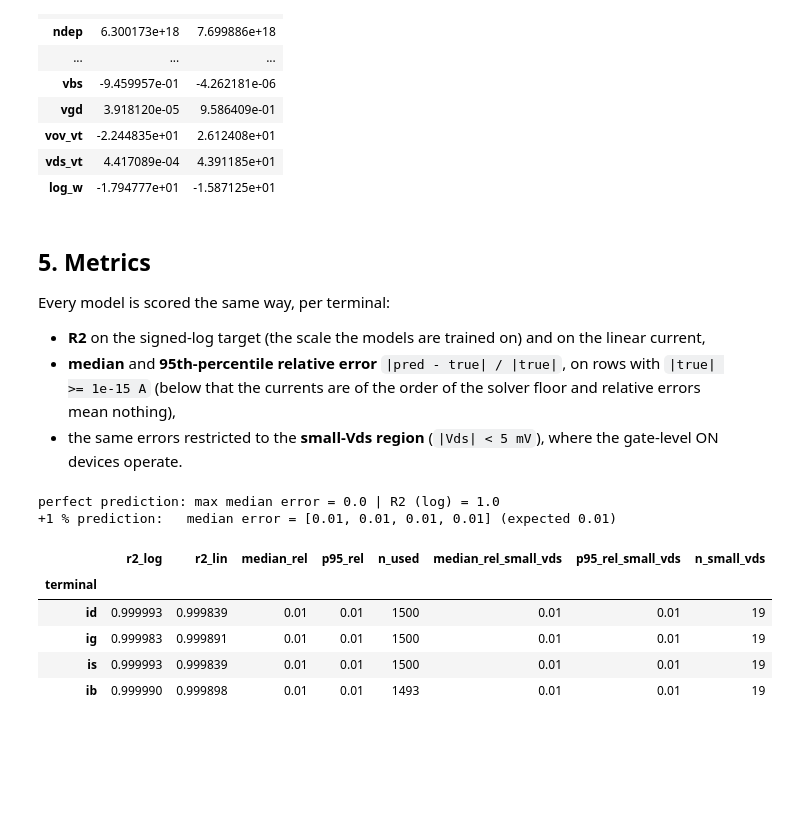
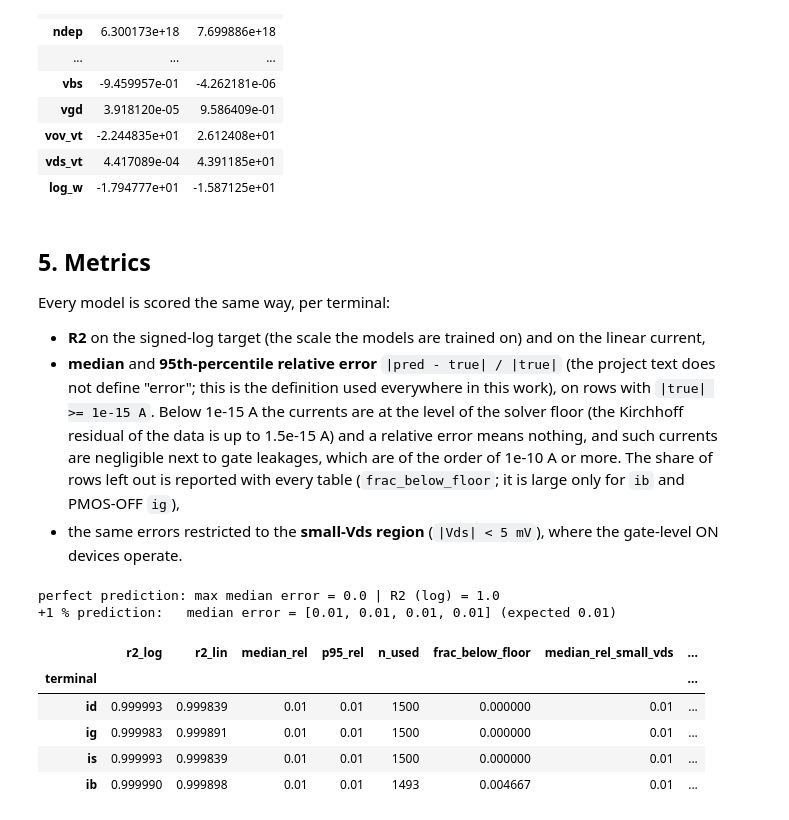
Before and after one commit to rtvk2/dvd-leakage-estimation, a Jupyter notebook: notebooks/03_train.ipynb, the cells around one changed output. Saved outputs shown, nothing was run; the diff lists cells and outputs as text; code cells hidden in the pictures; blank space fills up the shorter version.

```diff
--- a/notebooks/03_train.ipynb
+++ b/notebooks/03_train.ipynb
@@ -222,7 +222,7 @@ pd.DataFrame(rows)
 fig, ax = plt.subplots(2, 4, figsize=(16, 6.5), sharex=True)
 slopes = []
 for k, (c, dev) in enumerate(CASES.items()):
-    d = canon[c]
+    d = canon[c].iloc[splits[c][0]]                      # training rows only: nothing here may depend on validation or test rows
     vds = (d["vd"] - d["vs"]).abs().to_numpy()
     f = vds_factor(vds, d["temp"].to_numpy())
     raw, scaled = np.log10(np.abs(d["id"].to_numpy())), np.log10(np.abs(d["id"].to_numpy()) / f)
@@ -299,42 +299,42 @@ Vds >= 0 after canonicalisation (NMOS, PMOS): True True
 ## 5. Metrics
 Every model is scored the same way, per terminal:
 * **R2** on the signed-log target (the scale the models are trained on) and on the linear current,
-* **median** and **95th-percentile relative error** `|pred - true| / |true|`, on rows with `|true| >= 1e-15 A` (below that the currents are of the order of the solver floor and relative errors mean nothing),
+* **median** and **95th-percentile relative error** `|pred - true| / |true|` (the project text does not define "error"; this is the definition used everywhere in this work), on rows with `|true| >= 1e-15 A`. Below 1e-15 A the currents are at the level of the solver floor (the Kirchhoff residual of the data is up to 1.5e-15 A) and a relative error means nothing, and such currents are negligible next to gate leakages, which are of the order of 1e-10 A or more. The share of rows left out is reported with every table (`frac_below_floor`; it is large only for `ib` and PMOS-OFF `ig`),
 * the same errors restricted to the **small-Vds region** (`|Vds| < 5 mV`), where the gate-level ON devices operate.
 # %%
 def score(true, pred, vds):
     """Per-terminal metrics; true and pred are (n, 4) currents in the order id, ig, is, ib."""
     true, pred, vds = np.asarray(true), np.asarray(pred), np.asarray(vds)
     rows = []
     for k, t in enumerate(TERMS):
         yt, yp = np.arcsinh(true[:, k] / I0), np.arcsinh(pred[:, k] / I0)
         r2_log = 1 - ((yt - yp) ** 2).sum() / ((yt - yt.mean()) ** 2).sum()
         r2_lin = 1 - ((true[:, k] - pred[:, k]) ** 2).sum() / ((true[:, k] - true[:, k].mean()) ** 2).sum()
         m = np.abs(true[:, k]) >= REL_FLOOR
         rel = np.abs(pred[m, k] - true[m, k]) / np.abs(true[m, k])
         ms = m & (vds < SMALL_VDS)
         rel_s = np.abs(pred[ms, k] - true[ms, k]) / np.abs(true[ms, k])
-        rows.append(dict(terminal=t, r2_log=r2_log, r2_lin=r2_lin, median_rel=np.median(rel), p95_rel=np.percentile(rel, 95), n_used=int(m.sum()),
+        rows.append(dict(terminal=t, r2_log=r2_log, r2_lin=r2_lin, median_rel=np.median(rel), p95_rel=np.percentile(rel, 95), n_used=int(m.sum()), frac_below_floor=float(1 - m.mean()),
                          median_rel_small_vds=np.median(rel_s) if len(rel_s) else np.nan,
                          p95_rel_small_vds=np.percentile(rel_s, 95) if len(rel_s) else np.nan, n_small_vds=int(ms.sum())))
     return pd.DataFrame(rows).set_index("terminal")
 
 
 # the metrics must behave on known inputs: a perfect prediction scores 0 error, a +1 % prediction scores exactly 1 %
 va_idx = splits["nmos_on"][1]
 d = canon["nmos_on"].iloc[va_idx]
 true = d[TERMS].to_numpy()
 vds = (d["vd"] - d["vs"]).abs().to_numpy()
 perfect, off_by_1pct = score(true, true, vds), score(true, true * 1.01, vds)
 print("perfect prediction: max median error =", perfect["median_rel"].max(), "| R2 (log) =", perfect["r2_log"].min())
 print("+1 % prediction:   median error =", off_by_1pct["median_rel"].round(6).tolist(), "(expected 0.01)")
 off_by_1pct
 # %% [output]
 perfect prediction: max median error = 0.0 | R2 (log) = 1.0
 +1 % prediction:   median error = [0.01, 0.01, 0.01, 0.01] (expected 0.01)
-|  | r2_log | r2_lin | median_rel | p95_rel | n_used | median_rel_small_vds | p95_rel_small_vds | n_small_vds |
-| terminal |  |  |  |  |  |  |  |  |
-| id | 0.999993 | 0.999839 | 0.01 | 0.01 | 1500 | 0.01 | 0.01 | 19 |
-| ig | 0.999983 | 0.999891 | 0.01 | 0.01 | 1500 | 0.01 | 0.01 | 19 |
-| is | 0.999993 | 0.999839 | 0.01 | 0.01 | 1500 | 0.01 | 0.01 | 19 |
-| ib | 0.999990 | 0.999898 | 0.01 | 0.01 | 1493 | 0.01 | 0.01 | 19 |
+|  | r2_log | r2_lin | median_rel | p95_rel | n_used | frac_below_floor | median_rel_small_vds | ... |
+| terminal |  |  |  |  |  |  |  | ... |
+| id | 0.999993 | 0.999839 | 0.01 | 0.01 | 1500 | 0.000000 | 0.01 | ... |
+| ig | 0.999983 | 0.999891 | 0.01 | 0.01 | 1500 | 0.000000 | 0.01 | ... |
+| is | 0.999993 | 0.999839 | 0.01 | 0.01 | 1500 | 0.000000 | 0.01 | ... |
+| ib | 0.999990 | 0.999898 | 0.01 | 0.01 | 1493 | 0.004667 | 0.01 | ... |
```
Also changed, not shown: parts of 22 cells of this notebook, 3 other files.
